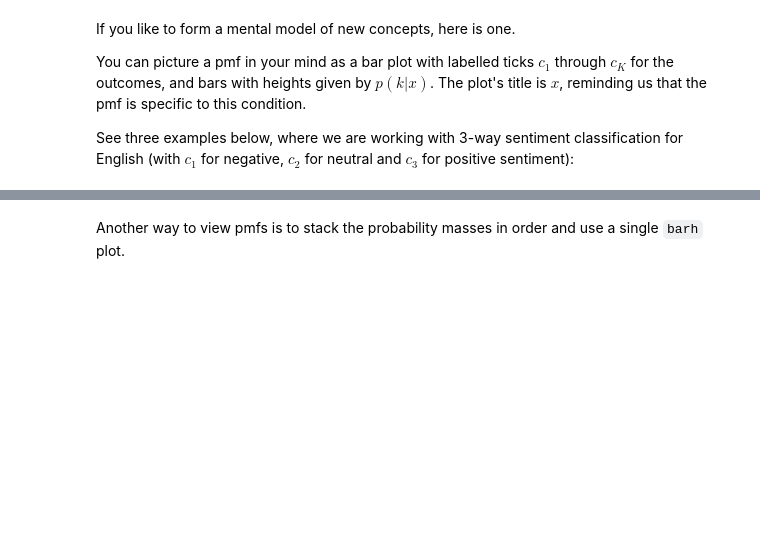
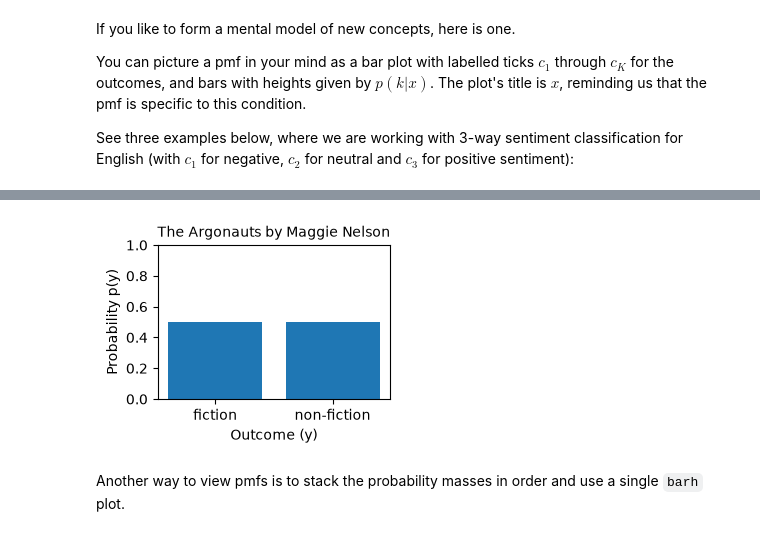
Before and after one commit to Joeyjdl/nlp1-student, a Jupyter notebook: part1/tutorial.ipynb, the cells around one changed output, grey strips where cells are left out. Saved outputs shown, nothing was run; the diff lists cells and outputs as text; code cells hidden in the pictures; blank space fills up the shorter version.

Commit message:
Tutorial part1 implentation partial

```diff
--- a/part1/tutorial.ipynb
+++ b/part1/tutorial.ipynb
@@ -451,7 +707,9 @@ part1.utils.ThreeWaySentimentExample.plot();
 # %%
 ## We have a helper function you can use to draw 1 such plot
 ## try, for example,
-# part1.utils.plot_pmf(['fiction', 'non-fiction'], [1/2, 1/2], title="The Argonauts by Maggie Nelson");
+part1.utils.plot_pmf(['fiction', 'non-fiction'], [1/2, 1/2], title="The Argonauts by Maggie Nelson");
+# %% [output]
+[figure, added]
 # %% [markdown]
 Another way to view pmfs is to stack the probability masses in order and use a single `barh` plot.
 # %%
```
Also changed, not shown: parts of 65 cells of this notebook, 1 other file.
